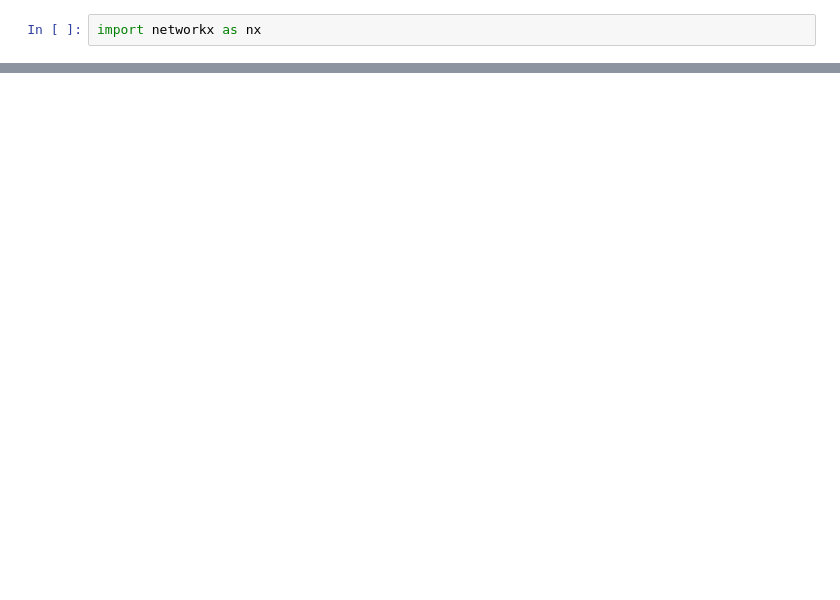
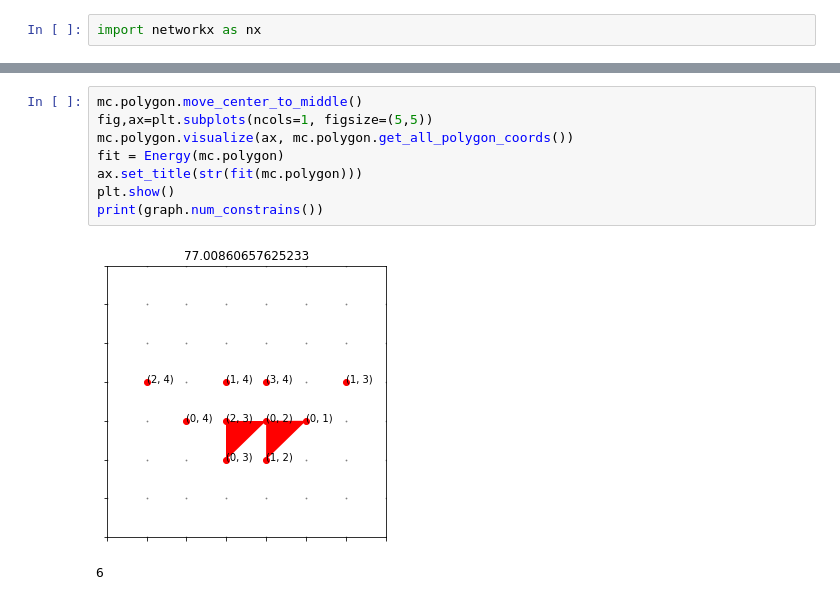
Before and after one commit to NumeloUno/CompilerQC, a Jupyter notebook: QuickStart.ipynb, the cells around one changed output, grey strips where cells are left out. Saved outputs shown, nothing was run; the diff lists cells and outputs as text; blank space fills up the shorter version.

Commit message:
energy a la wolfgang

```diff
--- a/QuickStart.ipynb
+++ b/QuickStart.ipynb
@@ -179,0 +54,11 @@ l
+# %%
+mc.polygon.move_center_to_middle()
+fig,ax=plt.subplots(ncols=1, figsize=(5,5))
+mc.polygon.visualize(ax, mc.polygon.get_all_polygon_coords())
+fit = Energy(mc.polygon)
+ax.set_title(str(fit(mc.polygon)))
+plt.show()
+print(graph.num_constrains())
+# %% [output]
+[figure, added]
+6
```
Also changed, not shown: parts of 52 cells of this notebook, 1 other file.
